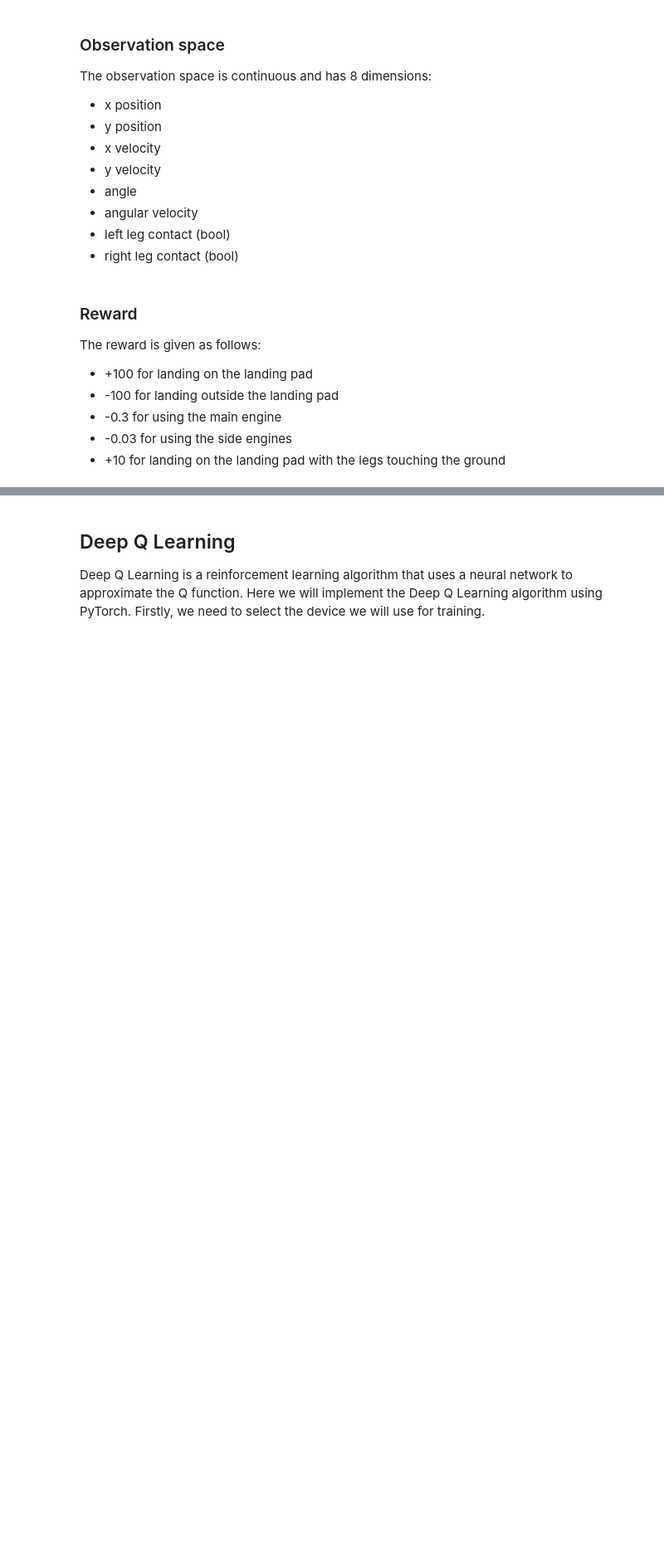
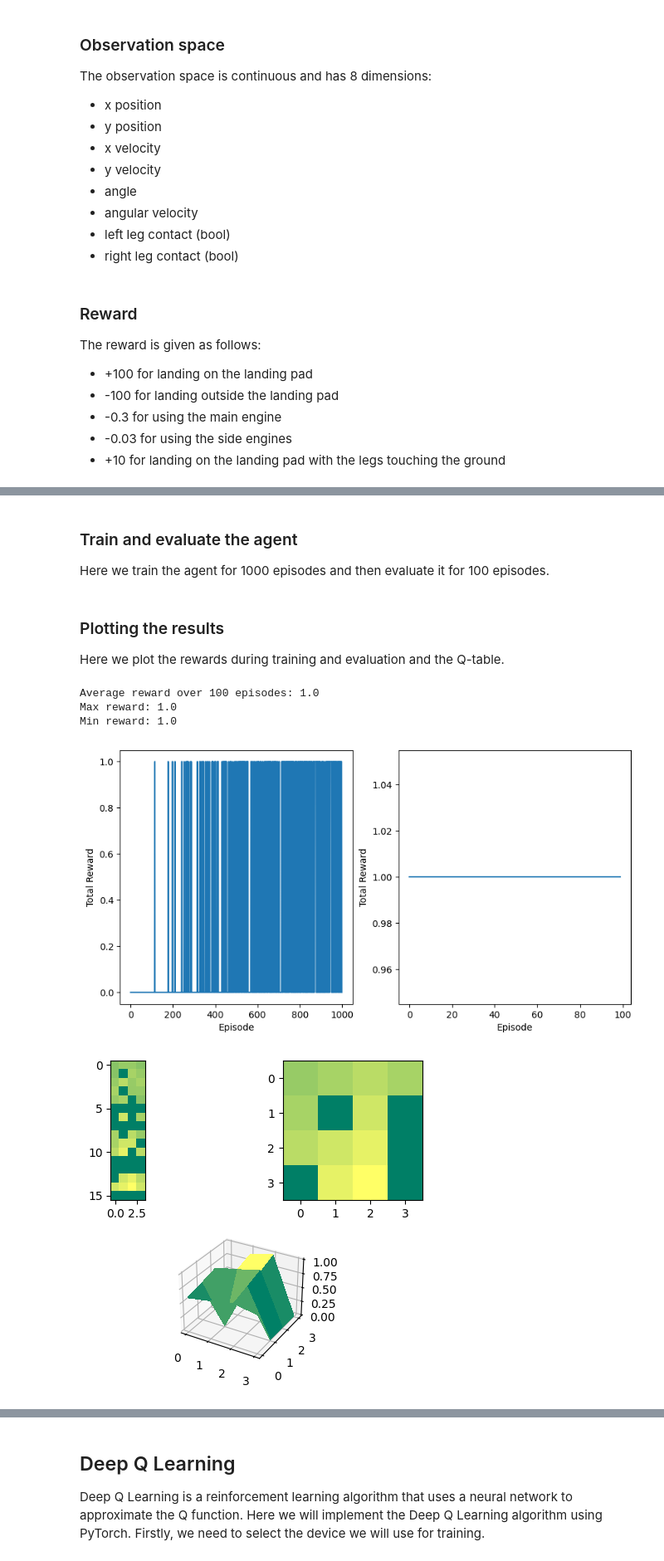
Before and after one commit to cric96/intro-reinforcement-learning-python, a Jupyter notebook: notebook.ipynb, the cells around one changed output, grey strips where cells are left out. Shown at 83% size. Saved outputs shown, nothing was run; the diff lists cells and outputs as text; code cells hidden in the pictures; blank space fills up the shorter version.

Commit message:
content: add reinforce and q learning

```diff
--- a/notebook.ipynb
+++ b/notebook.ipynb
@@ -124,0 +165,3 @@ The reward is given as follows:
+# %%
+Q = np.zeros((env.observation_space.n, env.action_space.n))
+Q
@@ -124,0 +324,39 @@ The reward is given as follows:
+# %% [markdown]
+### Train and evaluate the agent
+Here we train the agent for 1000 episodes and then evaluate it for 100 episodes.
+# %%
+num_episodes = 1000
+q_table, rewards_per_episode = q_learning(env, num_episodes=num_episodes)
+
+# Evaluate the agent
+num_evaluation_episodes = 100
+evaluation_rewards = evaluate_agent(env, q_table, num_episodes=num_evaluation_episodes, render=False)
+# %% [markdown]
+### Plotting the results
+Here we plot the rewards during training and evaluation and the Q-table.
+# %%
+def experiment_analysis(evaluation_rewards, rewards_per_episode, q_table, size=(4, 4)):
+    x, y = size
+    # Plot rewards during training and evaluation
+    statistics(evaluation_rewards)
+    fig, axs = plt.subplots(1, 2, figsize=(10, 5))
+    plot_rewards(rewards_per_episode, axs[0])
+    plot_rewards(evaluation_rewards, axs[1])
+    plt.show()
+    ## Plot the three chart in one line
+    fig = plt.figure()
+    ax = fig.add_subplot(221)
+    render_q_table(q_table, ax)
+    ax = fig.add_subplot(222)
+    render_v_table_from_q(q_table, x, y, ax)
+    ax = fig.add_subplot(212, projection='3d')
+    render_v_table_3d_from_q(q_table, x, y, ax)
+    plt.show()
+# %%
+experiment_analysis(evaluation_rewards, rewards_per_episode, q_table)
+# %% [output]
+Average reward over 100 episodes: 1.0
+Max reward: 1.0
+Min reward: 1.0
+[figure, added]
+[figure, added]
```
Also changed, not shown: parts of 33 cells of this notebook.
